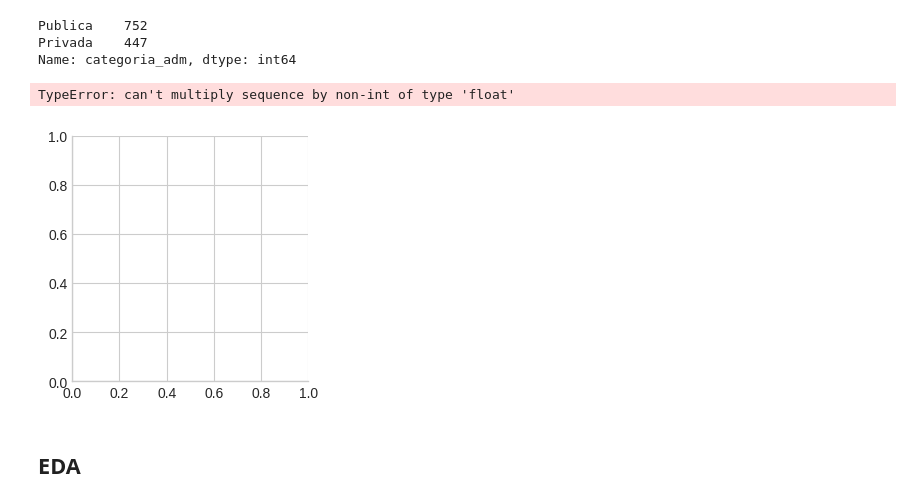
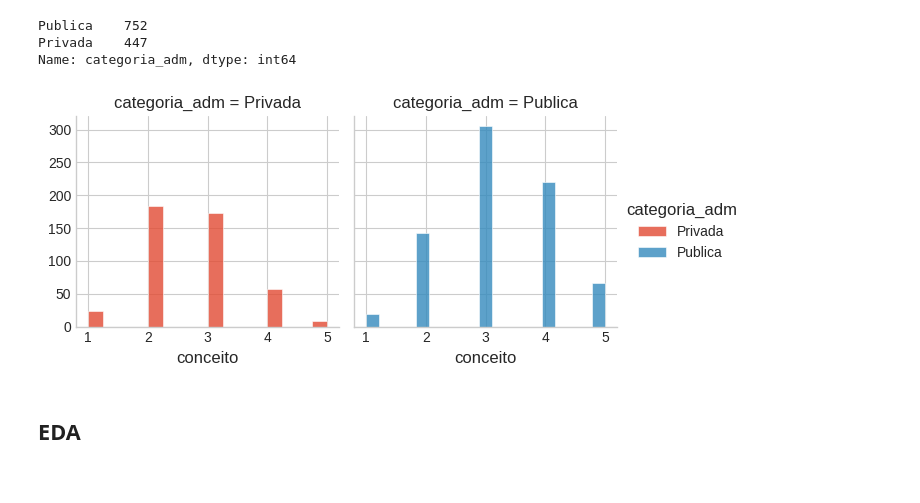
Before and after one commit to tiagolimpe/MC_2019.2, a Jupyter notebook: ENADE2017/Enade2017_conceito_prep_dados.ipynb, the cells around one changed output. Drawn from its saved outputs; the diff is of its cells as text; code cells hidden in the pictures.

```diff
--- a/ENADE2017/Enade2017_conceito_prep_dados.ipynb
+++ b/ENADE2017/Enade2017_conceito_prep_dados.ipynb
@@ -121,13 +130,12 @@ Publica    752
 Privada    447
 Name: categoria_adm, dtype: int64
 # %%
-fig = sns.FacetGrid(publicas, col='categoria_adm', hue='categoria_adm')
+fig = sns.FacetGrid(pubpriv, col='categoria_adm', hue='categoria_adm')
 fig.map(sns.distplot, 'conceito', kde=False, hist_kws={'alpha': .8})
 fig.add_legend()
 plt.show()
 # %% [output]
-TypeError: can't multiply sequence by non-int of type 'float'
-[figure, old version]
+[figure, new version]
 # %% [markdown]
 ## EDA
 # %%
```
Also changed, not shown: parts of 1 cell of this notebook.
